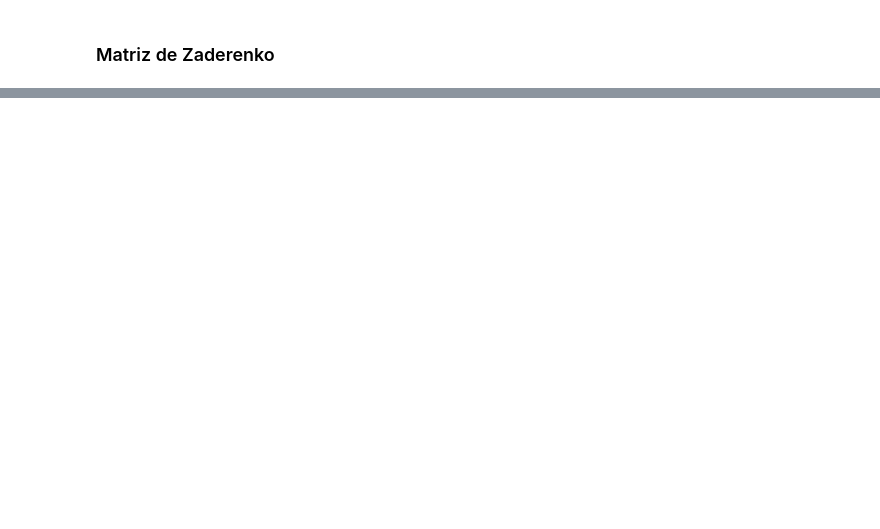
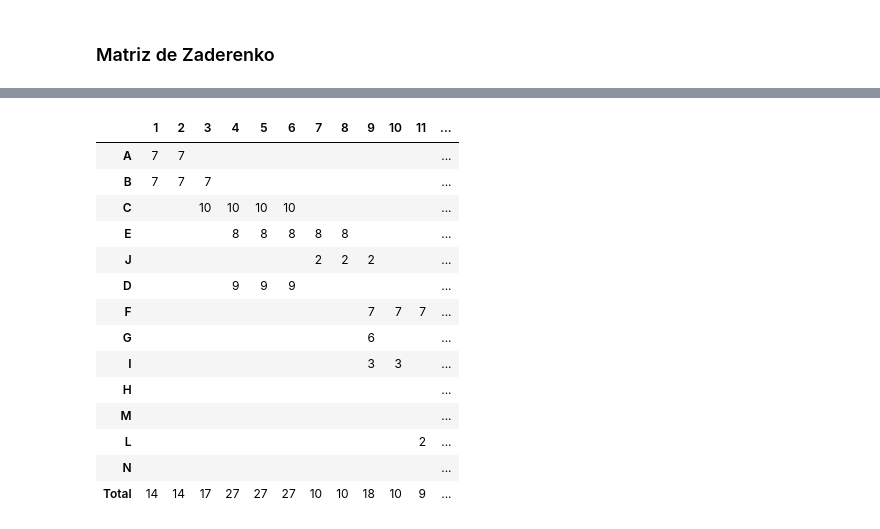
Before and after one commit to mcasl/pmULE, a Jupyter notebook: PERTs en Python.ipynb, the cells around one changed output, grey strips where cells are left out. Saved outputs shown, nothing was run; the diff lists cells and outputs as text; code cells hidden in the pictures; blank space fills up the shorter version.

```diff
--- a/PERTs en Python.ipynb
+++ b/PERTs en Python.ipynb
@@ -106,0 +170,18 @@ Image(filename)
+# %%
+pert.gantt_recursos()
+# %% [output]
+|  | 1 | 2 | 3 | 4 | 5 | 6 | 7 | 8 | 9 | 10 | 11 | ... |
+| A | 7 | 7 |  |  |  |  |  |  |  |  |  | ... |
+| B | 7 | 7 | 7 |  |  |  |  |  |  |  |  | ... |
+| C |  |  | 10 | 10 | 10 | 10 |  |  |  |  |  | ... |
+| E |  |  |  | 8 | 8 | 8 | 8 | 8 |  |  |  | ... |
+| J |  |  |  |  |  |  | 2 | 2 | 2 |  |  | ... |
+| D |  |  |  | 9 | 9 | 9 |  |  |  |  |  | ... |
+| F |  |  |  |  |  |  |  |  | 7 | 7 | 7 | ... |
+| G |  |  |  |  |  |  |  |  | 6 |  |  | ... |
+| I |  |  |  |  |  |  |  |  | 3 | 3 |  | ... |
+| H |  |  |  |  |  |  |  |  |  |  |  | ... |
+| M |  |  |  |  |  |  |  |  |  |  |  | ... |
+| L |  |  |  |  |  |  |  |  |  |  | 2 | ... |
+| N |  |  |  |  |  |  |  |  |  |  |  | ... |
+| Total | 14 | 14 | 17 | 27 | 27 | 27 | 10 | 10 | 18 | 10 | 9 | ... |
```
Also changed, not shown: parts of 11 cells of this notebook, 1 other file.
